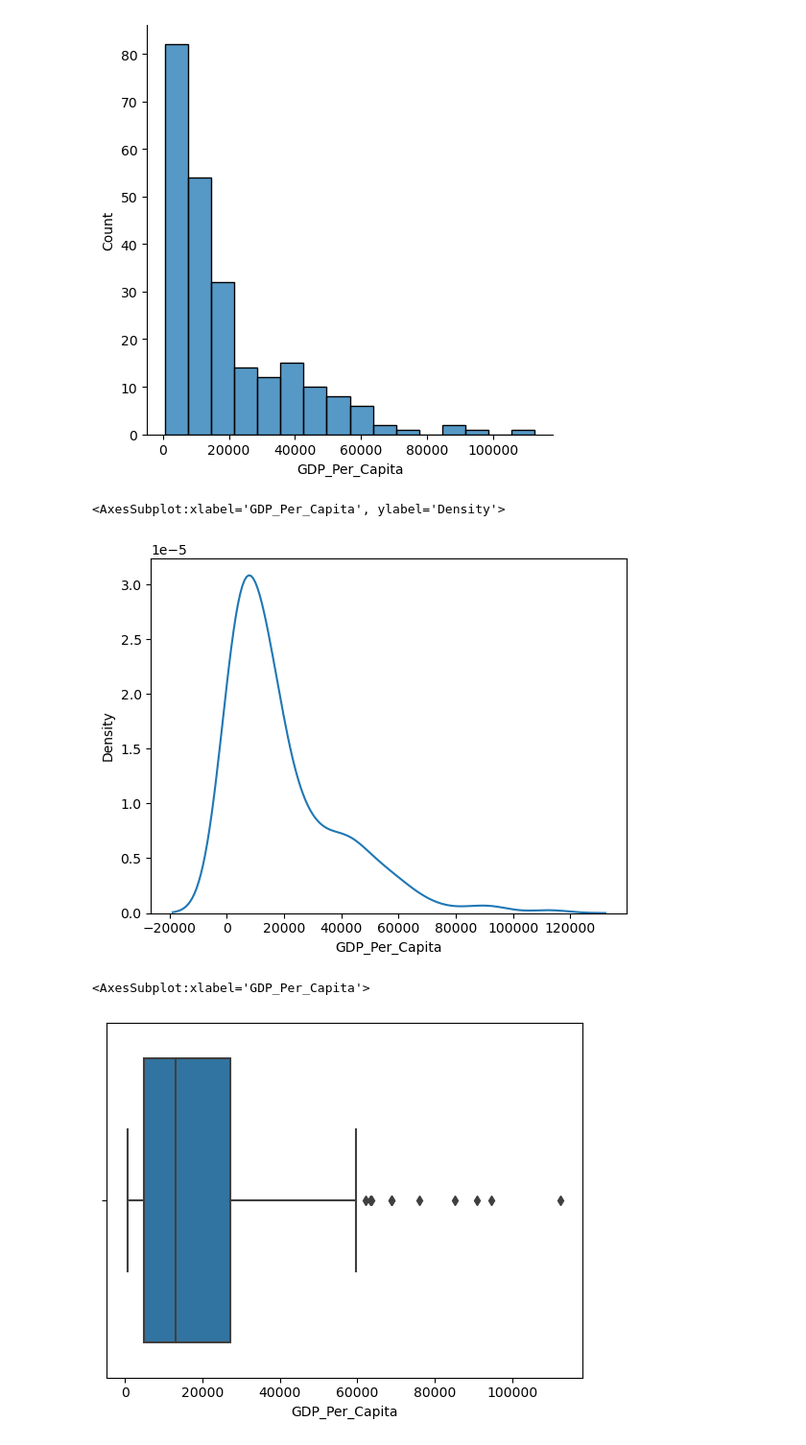
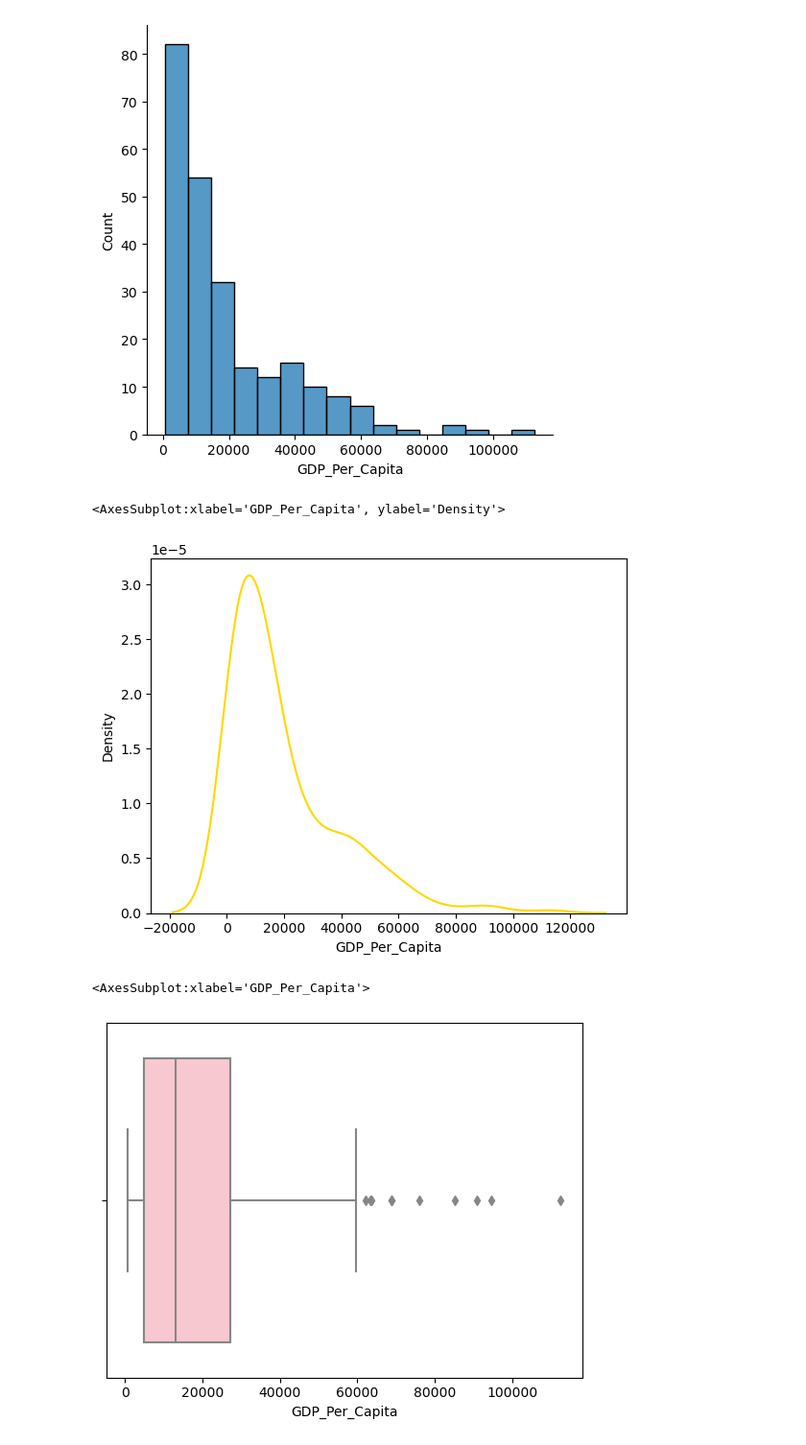
Before and after one commit to NSS-Data-Analytics-Cohort-8/gdp-and-internet-usage-jtbest, a Jupyter notebook: notebooks/un_project.ipynb, the cells around one changed output. Shown: that part at 96% size. Cells and saved outputs as stored; diff of their text form; code cells hidden in the pictures.

```diff
--- a/notebooks/un_project.ipynb
+++ b/notebooks/un_project.ipynb
@@ -122,13 +122,13 @@ sns.displot(gdp_2020["GDP_Per_Capita"])
 <seaborn.axisgrid.FacetGrid at 0x...>
 [figure]
 # %%
-sns.kdeplot(gdp_2020['GDP_Per_Capita'])
+sns.kdeplot(gdp_2020['GDP_Per_Capita'], color = 'gold')
 # %% [output]
 <AxesSubplot:xlabel='GDP_Per_Capita', ylabel='Density'>
-[figure, old version]
+[figure, new version]
 # %%
-sns.boxplot(gdp_2020['GDP_Per_Capita'])
+sns.boxplot(gdp_2020['GDP_Per_Capita'], color = 'pink')
 # %% [output]
 <AxesSubplot:xlabel='GDP_Per_Capita'>
-[figure, old version]
+[figure, new version]
 # %%
```
Also changed, not shown: parts of 31 cells of this notebook.
